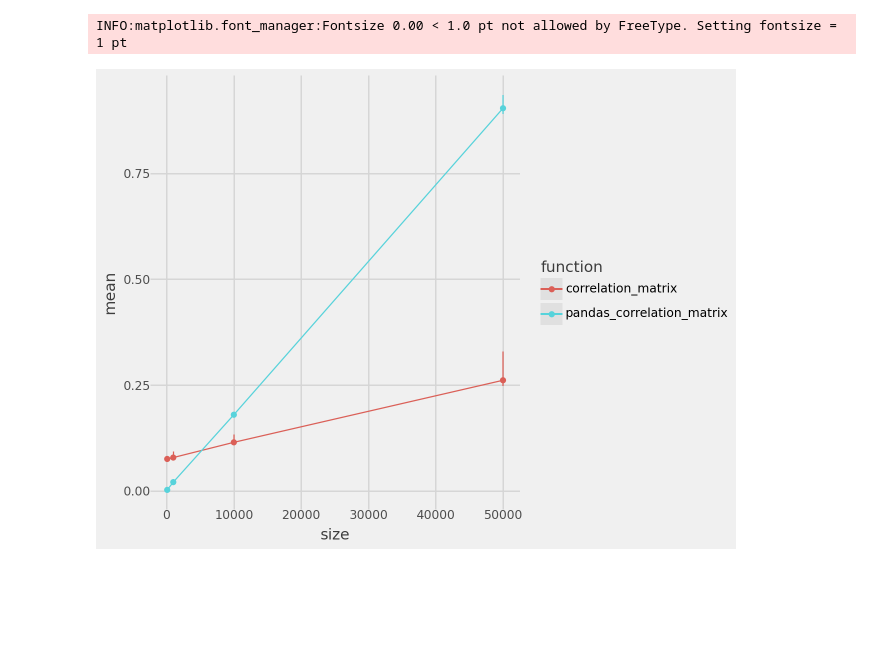
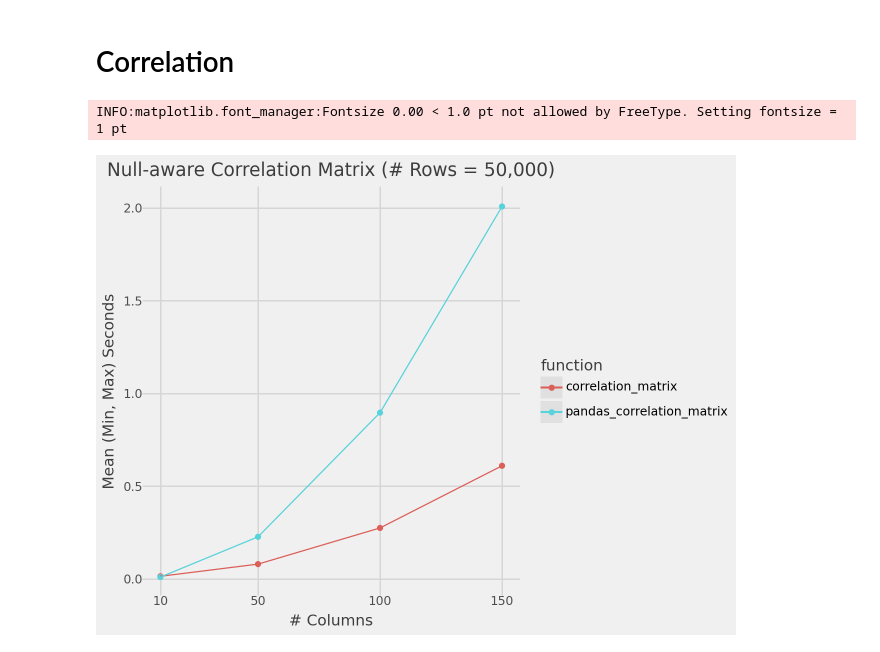
Before and after one commit to CangyuanLi/rapidstats, a Jupyter notebook: benchmarks/analyze_benchmarks.ipynb, the cells around one changed output. Drawn from its saved outputs; the diff is of its cells as text; code cells hidden in the pictures; blank space fills up the shorter version.

```diff
--- a/benchmarks/analyze_benchmarks.ipynb
+++ b/benchmarks/analyze_benchmarks.ipynb
@@ -3,17 +3,3 @@ import polars as pl
 import polars_ds as pds
 import itables
 import plotnine as p9
-# %%
-df = (
-    pl.scan_parquet("data/results.parquet")
-    .with_columns(
-        pl.when(pl.col("parameters").str.starts_with('{"n'))
-        .then(pds.extract_numbers("parameters").list.get(0).cast(pl.UInt32))
-        .alias("size")
-    )
-    .collect()
-)
-
-recent = df.filter(
-    pl.col("timestamp").eq(pl.col("timestamp").max().over("function", "parameters"))
-)
@@ -37,6 +6,7 @@ shape: (36, 24)
 # %%
-def compare_over_sizes(df: pl.DataFrame):
-    return (
+def compare_over_sizes(df: pl.DataFrame, label_all_sizes: bool = True):
+
+    plot = (
         p9.ggplot(
             df,
             p9.aes(x="size", y="mean", group="function", color="function"),
@@ -44,5 +14,12 @@ def compare_over_sizes(df: pl.DataFrame):
         + p9.geom_point()
         + p9.geom_line()
         + p9.geom_errorbar(p9.aes(ymin="min", ymax="max"))
+        + p9.ylab("Mean (Min, Max) Seconds")
         + p9.theme_538()
     )
+
+    if label_all_sizes:
+        sizes = df["size"].unique().sort()
+        plot = plot + p9.scale_x_continuous(breaks=sizes)
+
+    return plot
@@ -95,5 +26,24 @@ correlation_matrix = (
-# %%
-correlation_matrix.pipe(compare_over_sizes)
-# %% [output]
-INFO:matplotlib.font_manager:Fontsize 0.00 < 1.0 pt not allowed by FreeType. Setting fontsize = 1 pt
-[figure, removed]
+# %%
+df = pl.scan_parquet("results/results.parquet").collect()
+# %% [markdown]
+# Correlation
+# %%
+tmp = (
+    df.filter(pl.col("group").eq("correlation_matrix"))
+    .with_columns(pl.col("parameters").str.json_decode())
+    .unnest("parameters")
+    .with_columns(pl.col("n_rows").max().alias("_max_rows"))
+)
+
+(
+    compare_over_sizes(
+        tmp.filter(pl.col("n_rows").eq(pl.col("_max_rows"))).rename({"n_cols": "size"})
+    )
+    + p9.labs(x="# Columns")
+    + p9.ggtitle(
+        f"Null-aware Correlation Matrix (# Rows = {tmp["_max_rows"].item(0):,})"
+    )
+)
+# %% [output]
+INFO:matplotlib.font_manager:Fontsize 0.00 < 1.0 pt not allowed by FreeType. Setting fontsize = 1 pt
+[figure, added]
```
Also changed, not shown: parts of 11 cells of this notebook, 3 other files.
